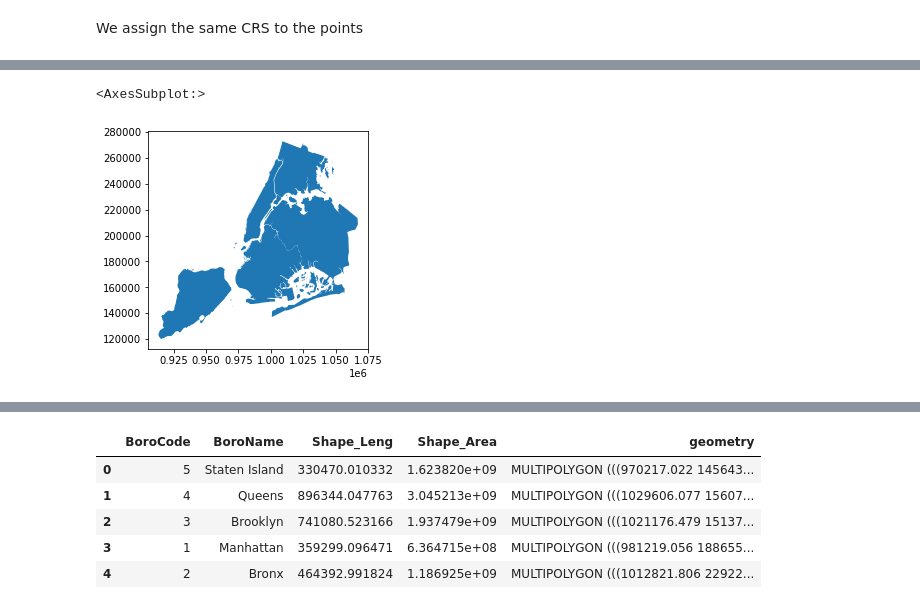
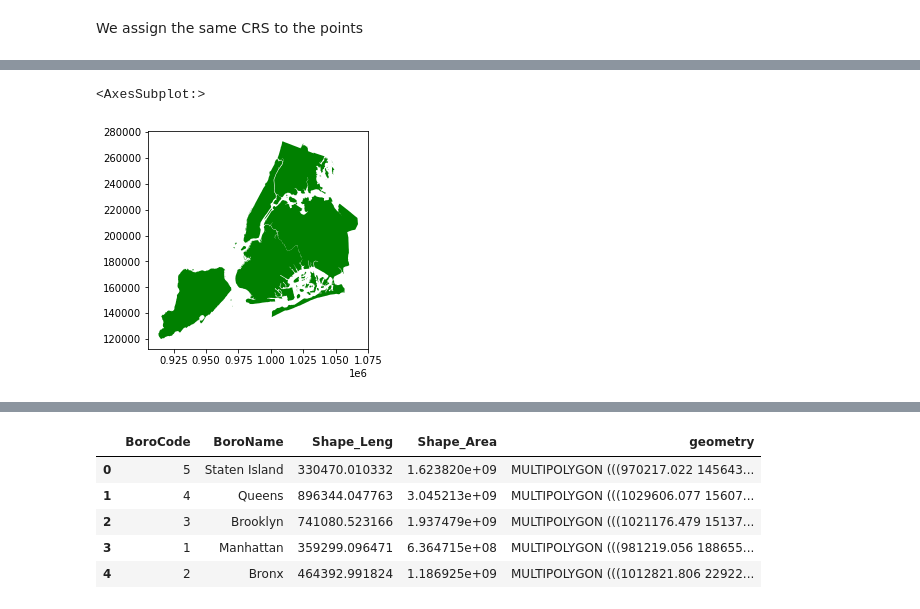
Before and after one commit to luigiselmi/geoscience, a Jupyter notebook: spatial_relationships.ipynb, the cells around one changed output, grey strips where cells are left out. Cells and saved outputs as stored; diff of their text form; code cells hidden in the pictures.

```diff
--- a/spatial_relationships.ipynb
+++ b/spatial_relationships.ipynb
@@ -4,20 +9,13 @@ Spatial objiects such as point, line and polygon, may have one or more topologic
 # %%
-%matplotlib inline
-from shapely.geometry import Point
-from geopandas import datasets, GeoDataFrame, read_file
-
 # NYC Boros
 zippath = datasets.get_path('nybb')
-polydf = read_file(zippath)
+neighborhoods_df = read_file(zippath)
 
 # Generate some points
 b = [int(x) for x in polydf.total_bounds]
 N = 8
-pointdf = GeoDataFrame([
+pois_df = GeoDataFrame([
     {'geometry': Point(x, y), 'value1': x + y, 'value2': x - y}
     for x, y in zip(range(b[0], b[2], int((b[2] - b[0]) / N)),
                     range(b[1], b[3], int((b[3] - b[1]) / N)))])
-
-# Make sure they're using the same projection reference
-#pointdf.crs = polydf.crs
 # %% [markdown]
@@ -63,5 +48,5 @@ polydf.explore()
 # %%
-polydf.plot()
+neighborhoods_df.plot(color='green')
 # %% [output]
 <AxesSubplot:>
-[figure, old version]
+[figure, new version]
```
Also changed, not shown: parts of 26 cells of this notebook.
